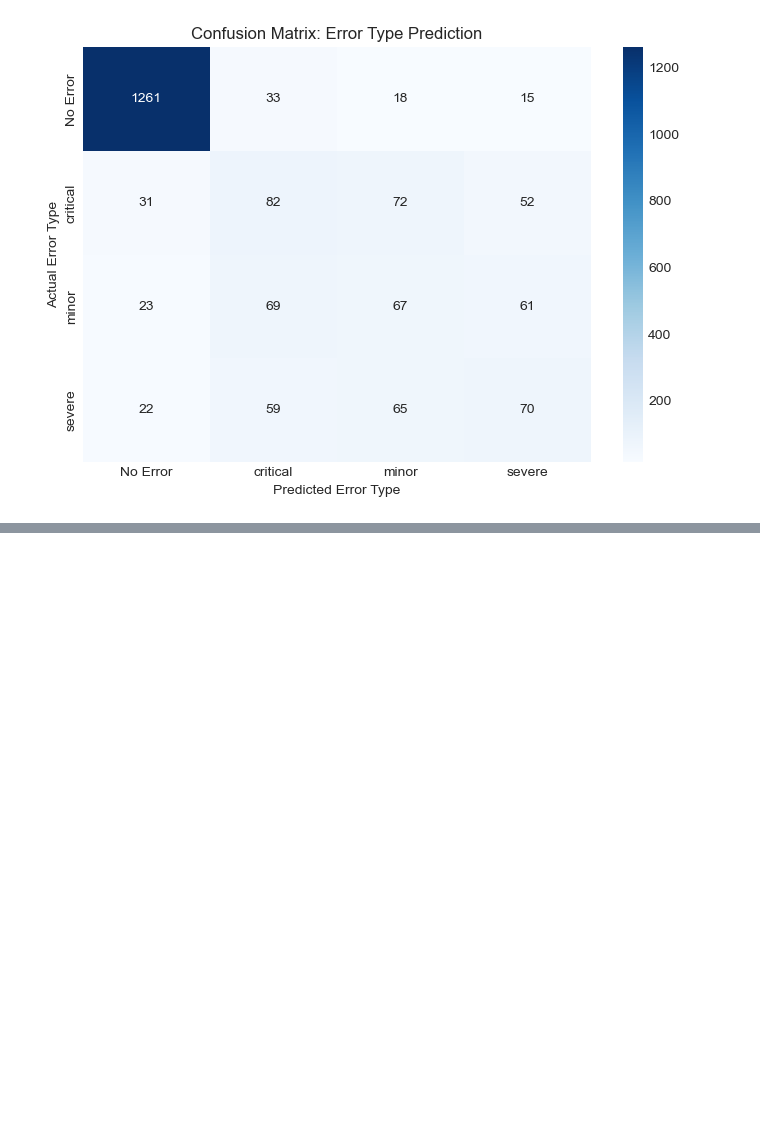
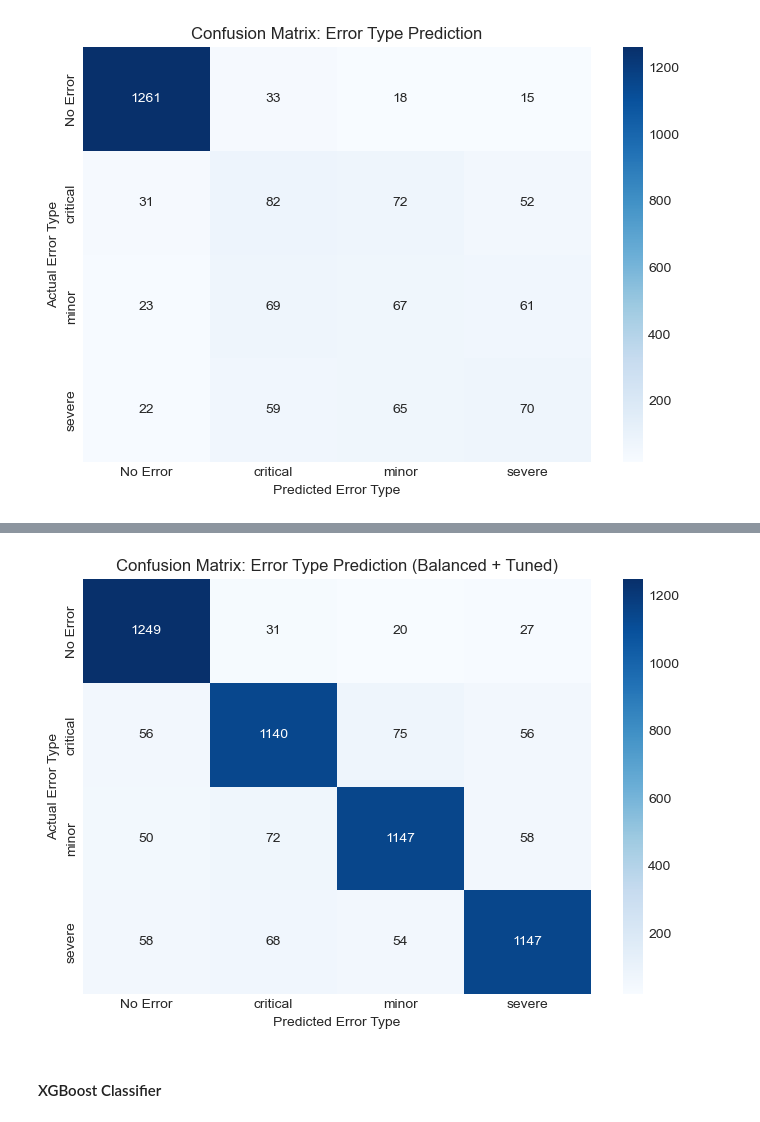
Before and after one commit to Parth-0804/ML_Presentation_Workspace, a Jupyter notebook: ML - SmartBuild Dataset/EDA_Machine_Production.ipynb, the cells around one changed output, grey strips where cells are left out. Drawn from its saved outputs; the diff is of its cells as text; code cells hidden in the pictures; blank space fills up the shorter version.

```diff
--- a/ML - SmartBuild Dataset/EDA_Machine_Production.ipynb
+++ b/ML - SmartBuild Dataset/EDA_Machine_Production.ipynb
@@ -310,0 +348,25 @@ plt.show()
+# %%
+from sklearn.metrics import confusion_matrix
+import seaborn as sns
+import matplotlib.pyplot as plt
+
+cm = confusion_matrix(y_test, y_pred)
+
+plt.figure(figsize=(7, 5))
+sns.heatmap(
+    cm,
+    annot=True,
+    fmt='d',
+    cmap='Blues',
+    xticklabels=le_target.classes_,
+    yticklabels=le_target.classes_
+)
+plt.xlabel('Predicted Error Type')
+plt.ylabel('Actual Error Type')
+plt.title('Confusion Matrix: Error Type Prediction (Balanced + Tuned)')
+plt.tight_layout()
+plt.show()
+# %% [output]
+[figure, added]
+# %% [markdown]
+#### XGBoost Classifier
```
Also changed, not shown: parts of 8 cells of this notebook.
